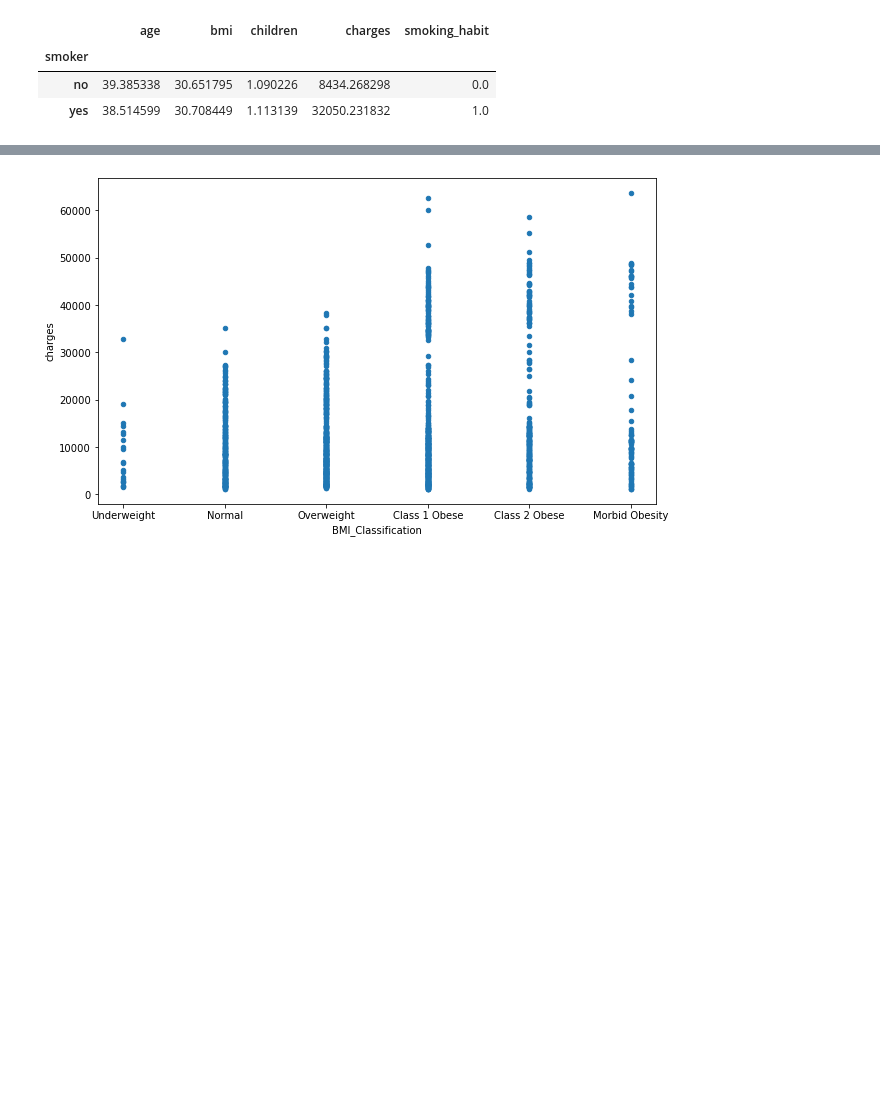
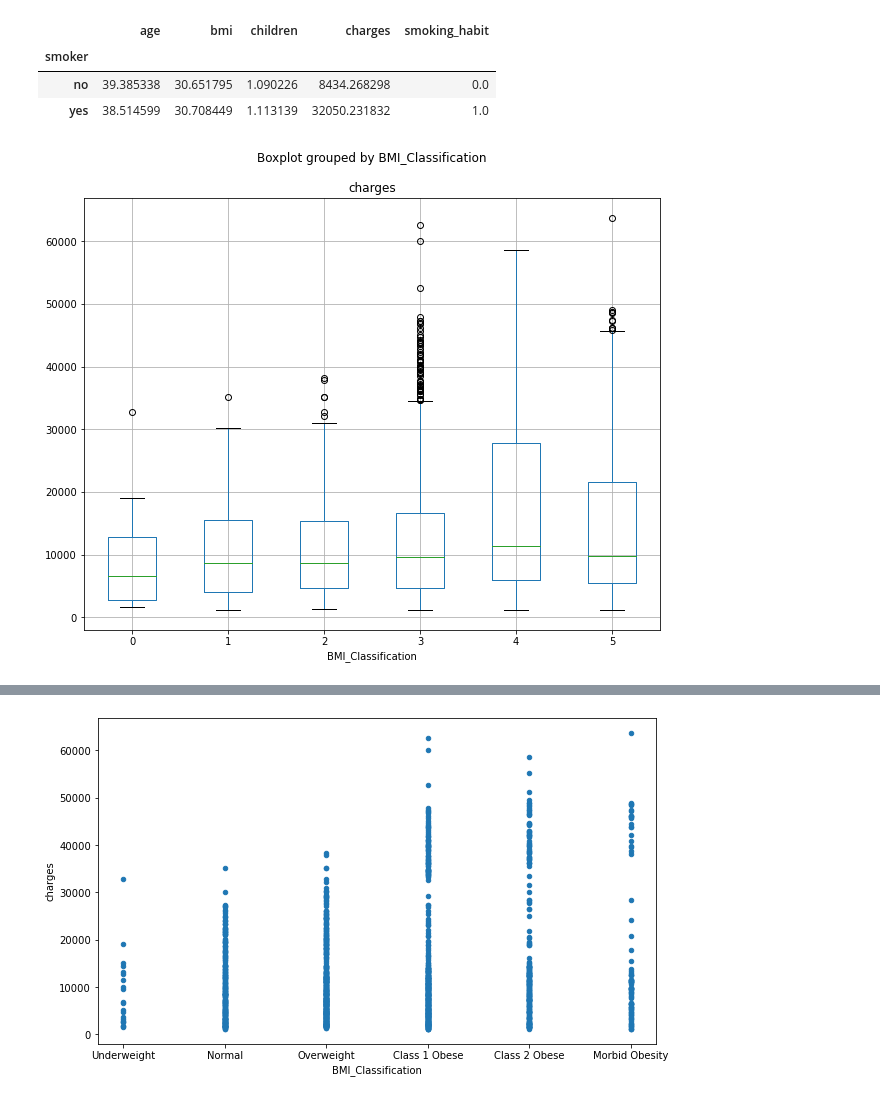
Before and after one commit to tonyzz987/GA, a Jupyter notebook: Hospital Bill EDA.ipynb, the cells around one changed output, grey strips where cells are left out. Cells and saved outputs as stored; diff of their text form; code cells hidden in the pictures; blank space fills up the shorter version.

```diff
--- a/Hospital Bill EDA.ipynb
+++ b/Hospital Bill EDA.ipynb
@@ -152,5 +203,11 @@ bill.groupby('smoker').mean()
 | smoker |  |  |  |  |  |
 | no | 39.385338 | 30.651795 | 1.090226 | 8434.268298 | 0.0 |
 | yes | 38.514599 | 30.708449 | 1.113139 | 32050.231832 | 1.0 |
+# %%
+bill.sort_values('bmi', ascending=True, inplace=True)
+bill.boxplot('charges',by='BMI_Classification',figsize=(10,8));
+#Every BMI classifications have similar minimum charge, but the Obese groups have a much higher upper limit
+# %% [output]
+[figure, added]
 # %%
 #In median, smokers' bills are 4.69 times higher than non smokers
```
Also changed, not shown: parts of 11 cells of this notebook.
